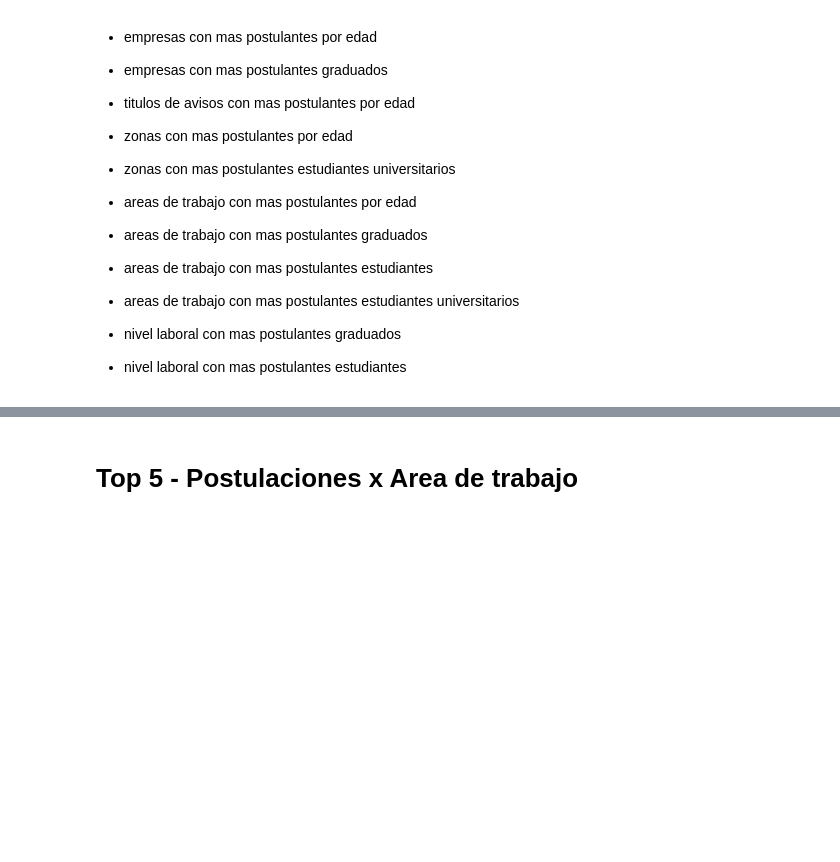
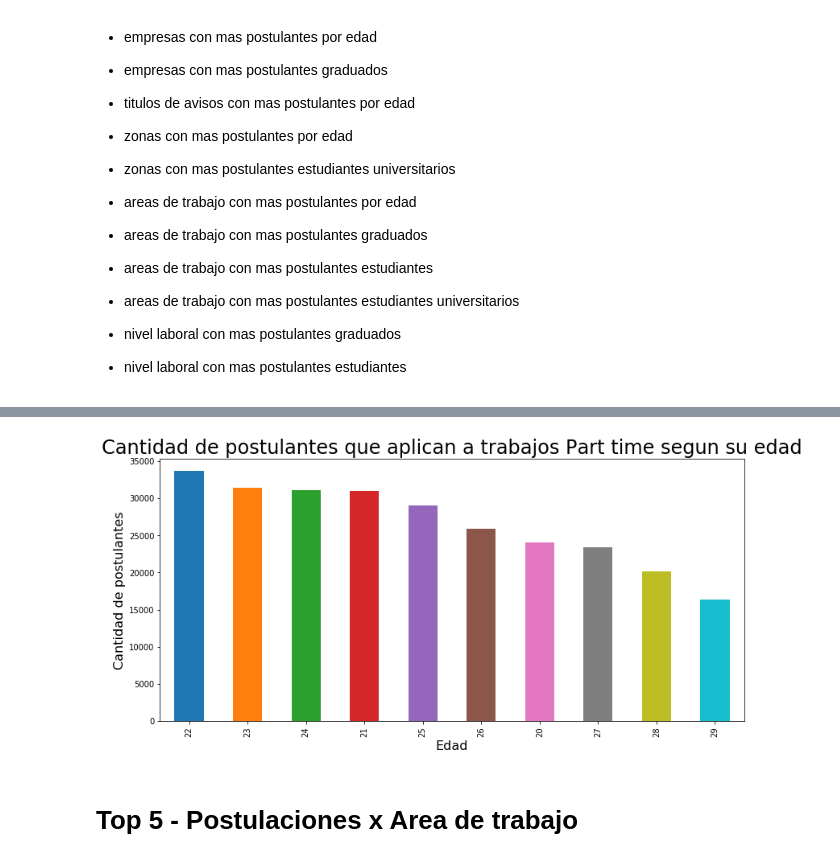
Before and after one commit to BrigliaAn/TP1-AnalisisExploratorio-ZonaJobs, a Jupyter notebook: Tp1-completo.ipynb, the cells around one changed output, grey strips where cells are left out. Cells and saved outputs as stored; diff of their text form; code cells hidden in the pictures; blank space fills up the shorter version.

```diff
--- a/Tp1-completo.ipynb
+++ b/Tp1-completo.ipynb
@@ -1261,3 +775,16 @@ ax.set_ylabel('Cantidad de postulantes', fontsize= 16);
+# %%
+filtered = postulantes_edad_avisos.loc[(postulantes_edad_avisos.tipo_de_trabajo=='Part-time')]
+
+fig = plt.figure()
+
+ax = filtered['edad'].value_counts().head(10).plot(kind='bar',figsize=(13,6));
+
+plt.title('Cantidad de postulantes que aplican a trabajos Part time segun su edad', fontsize=24)
+
+ax.set_xlabel('Edad', fontsize= 16)
+ax.set_ylabel('Cantidad de postulantes', fontsize= 16);
+# %% [output]
+[figure, added]
 # %% [markdown]
 # Top 5 - Postulaciones x Area de trabajo
 # %%
```
Also changed, not shown: parts of 111 cells of this notebook.
